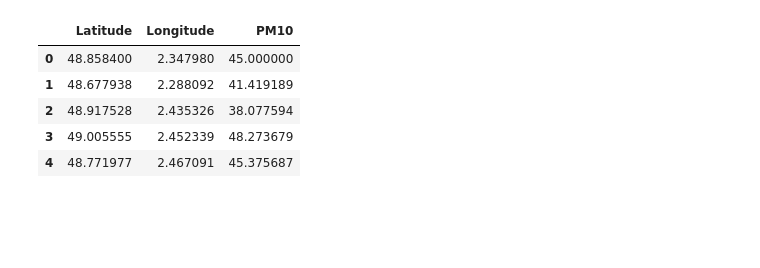
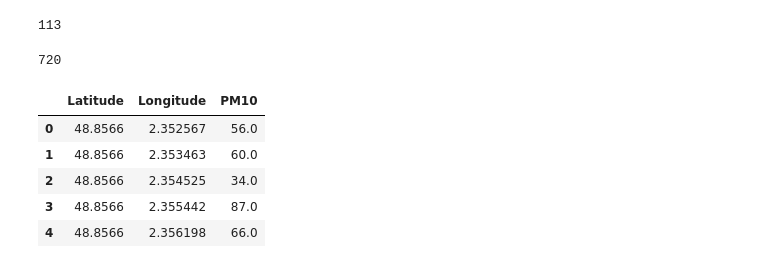
Before and after one commit to Arthur-Barre/Hackathon_V-lo_capteur, a Jupyter notebook: Milan.ipynb, the cells around one changed output. Cells and saved outputs as stored; diff of their text form; code cells hidden in the pictures; blank space fills up the shorter version.

Commit message:
csv et distance de 50m

```diff
--- a/Milan.ipynb
+++ b/Milan.ipynb
@@ -42,15 +114,60 @@ test.head()
+# %%
+#sélection selon la distance
+#data_drop=data_pollution.drop(columns=['Id','Time','Speed'])
+data_drop=test
+n=len(data_drop)
+Liste1=[]   #stocke les points intermédiaires
+Mean=[]    #stocke les points moyens sur 50m
+compteur=0   #la distance entre des points successifs
+d_lim=50   #distance de 50m
+
+for i in range(n-1):
+    coord1= (data_drop.loc[i,'Latitude'],data_drop.loc[i,'Longitude'])
+    coord2=(data_drop.loc[i+1,'Latitude'],data_drop.loc[i+1,'Longitude'])
+    d=distance.distance(coord1,coord2).m   # distance entre 2 coordonnées en mètres
+    compteur += d    #ajoute la distance au nouveau point
+
+    if compteur <= d_lim :
+        Liste1.append(data_drop.loc[i].values.tolist())
+
+    else :
+        if m==0:    #point isolé
+            Mean.append(data_drop.loc[i].values.tolist())
+
+        else :
+            m=len(Liste1)   # on va calculer la moyenne par 50m
+            somme=[0,0,0,0,0]
+            for ligne in Liste1:
+                somme[0]+=ligne[0]
+                somme[1]+=ligne[1]
+                somme[2]+=ligne[2]
+                somme[3]+=ligne[3]
+                somme[4]+=ligne[4]
+            Mean.append([val/m for val in somme])
+        compteur=0
+        Liste1=[]
+
+data_50m = pd.DataFrame(Mean, columns=['Latitude', 'Longitude','PM1','PM2.5','PM10'])
+len(data_50m)
+# %% [output]
+113
+# %%
+len(data_pollution)
+#len(data_50m)
+# %% [output]
+720
 # %%
-data_1=data_pollution.drop(columns=['Id','Time','Speed','PM2.5','PM10'])
-data_2_5=data_pollution.drop(columns=['Id','Time','Speed','PM1','PM10'])
-data_10=data_pollution.drop(columns=['Id','Time','Speed','PM1','PM2.5'])
+data_1=data_50m.drop(columns=['PM2.5','PM10'])
+data_2_5=data_50m.drop(columns=['PM1','PM10'])
+data_10=data_50m.drop(columns=['PM1','PM2.5'])
 data_10.head()
 # %% [output]
 |  | Latitude | Longitude | PM10 |
-| 0 | 48.858400 | 2.347980 | 45.000000 |
-| 1 | 48.677938 | 2.288092 | 41.419189 |
-| 2 | 48.917528 | 2.435326 | 38.077594 |
-| 3 | 49.005555 | 2.452339 | 48.273679 |
-| 4 | 48.771977 | 2.467091 | 45.375687 |
+| 0 | 48.8566 | 2.352567 | 56.0 |
+| 1 | 48.8566 | 2.353463 | 60.0 |
+| 2 | 48.8566 | 2.354525 | 34.0 |
+| 3 | 48.8566 | 2.355442 | 87.0 |
+| 4 | 48.8566 | 2.356198 | 66.0 |
 # %%
 latitude = 48.8566
 longitude = 2.3522
```
Also changed, not shown: parts of 6 cells of this notebook, 2 other files.
